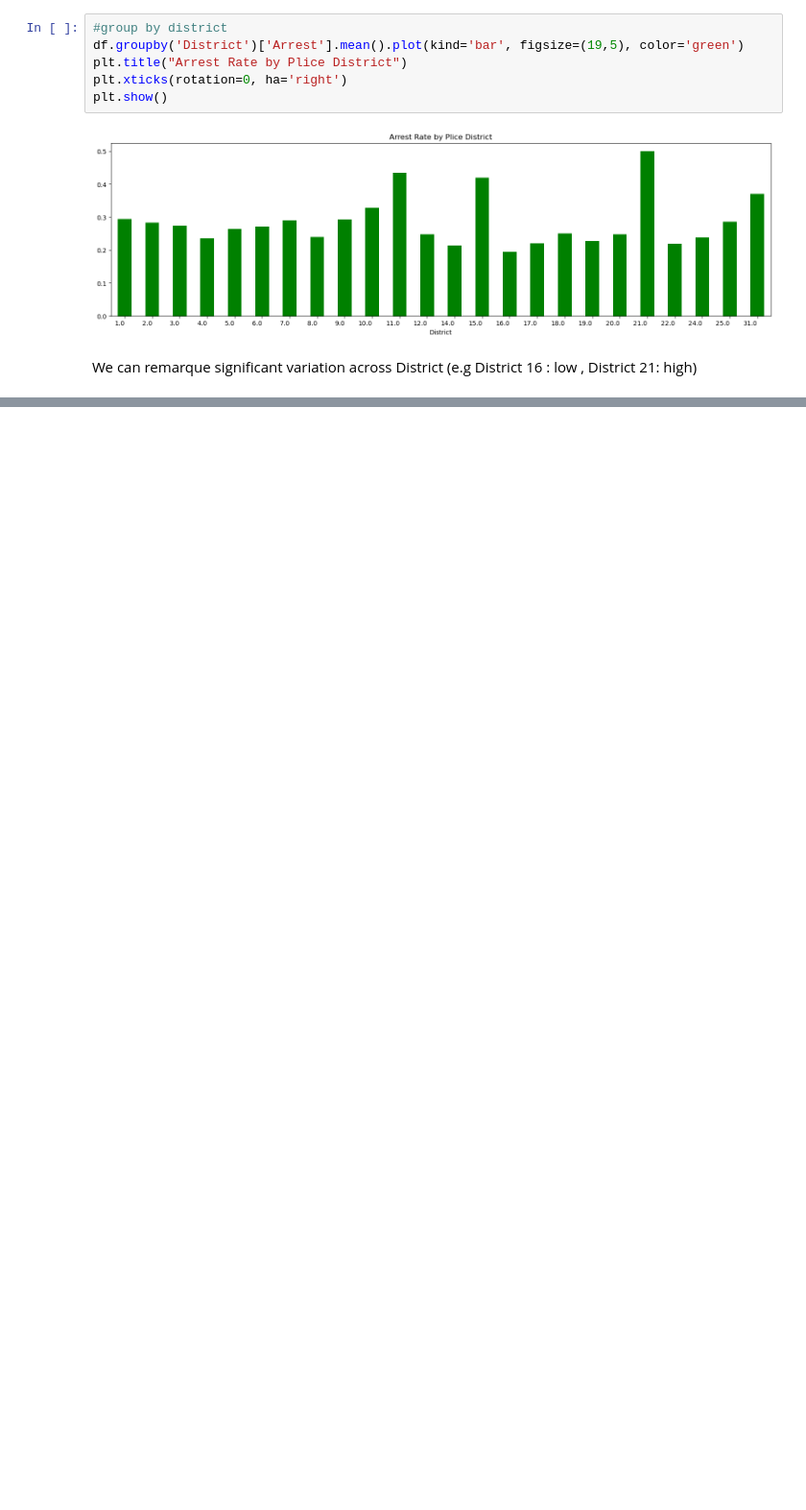
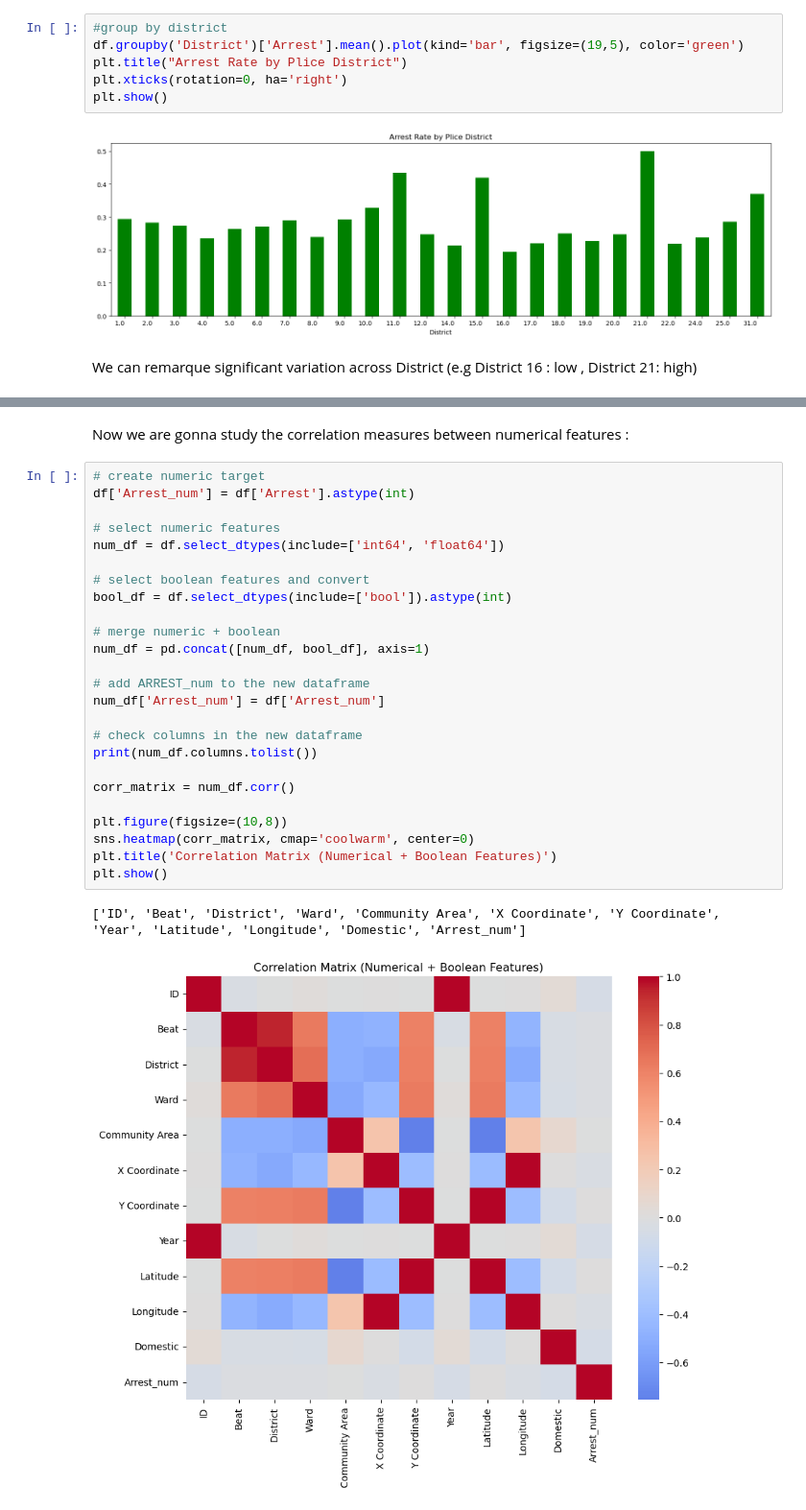
Before and after one commit to cherifaBenGhorbel/chicago_crimes-2001-2018-, a Jupyter notebook: notebooks/01_EDA.ipynb, the cells around one changed output, grey strips where cells are left out. Shown at 96% size. Drawn from its saved outputs; the diff is of its cells as text; blank space fills up the shorter version.

```diff
--- a/notebooks/01_EDA.ipynb
+++ b/notebooks/01_EDA.ipynb
@@ -334,0 +228,30 @@ FBI Code      0.998241      0.845303     0.958805  1.000000
+# %% [markdown]
+Now we are gonna study the correlation measures between numerical features :
+# %%
+# create numeric target
+df['Arrest_num'] = df['Arrest'].astype(int)
+
+# select numeric features
+num_df = df.select_dtypes(include=['int64', 'float64'])
+
+# select boolean features and convert
+bool_df = df.select_dtypes(include=['bool']).astype(int)
+
+# merge numeric + boolean
+num_df = pd.concat([num_df, bool_df], axis=1)
+
+# add ARREST_num to the new dataframe
+num_df['Arrest_num'] = df['Arrest_num']
+
+# check columns in the new dataframe
+print(num_df.columns.tolist())
+
+corr_matrix = num_df.corr()
+
+plt.figure(figsize=(10,8))
+sns.heatmap(corr_matrix, cmap='coolwarm', center=0)
+plt.title('Correlation Matrix (Numerical + Boolean Features)')
+plt.show()
+# %% [output]
+['ID', 'Beat', 'District', 'Ward', 'Community Area', 'X Coordinate', 'Y Coordinate', 'Year', 'Latitude', 'Longitude', 'Domestic', 'Arrest_num']
+[figure, added]
```
Also changed, not shown: parts of 13 cells of this notebook.
